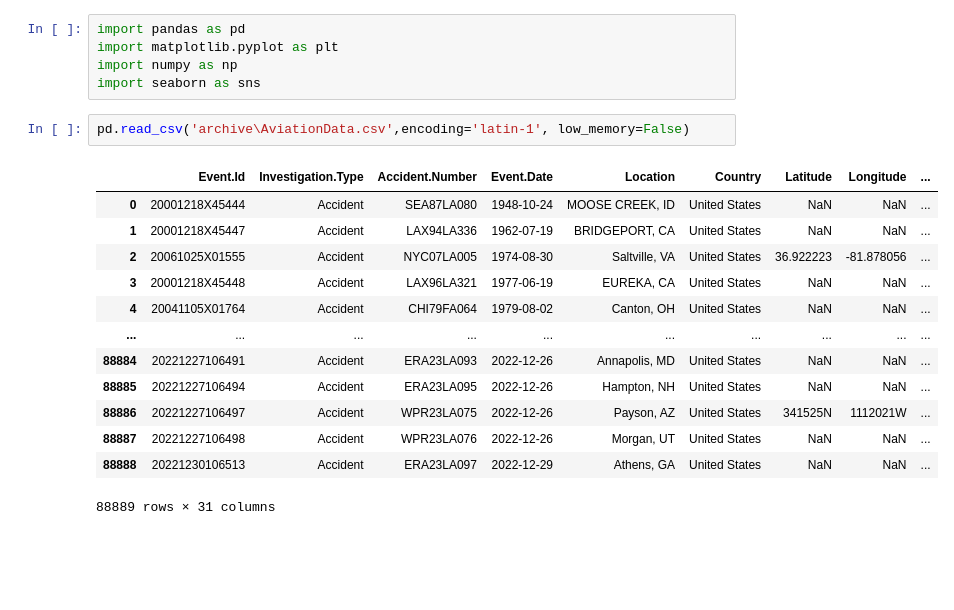
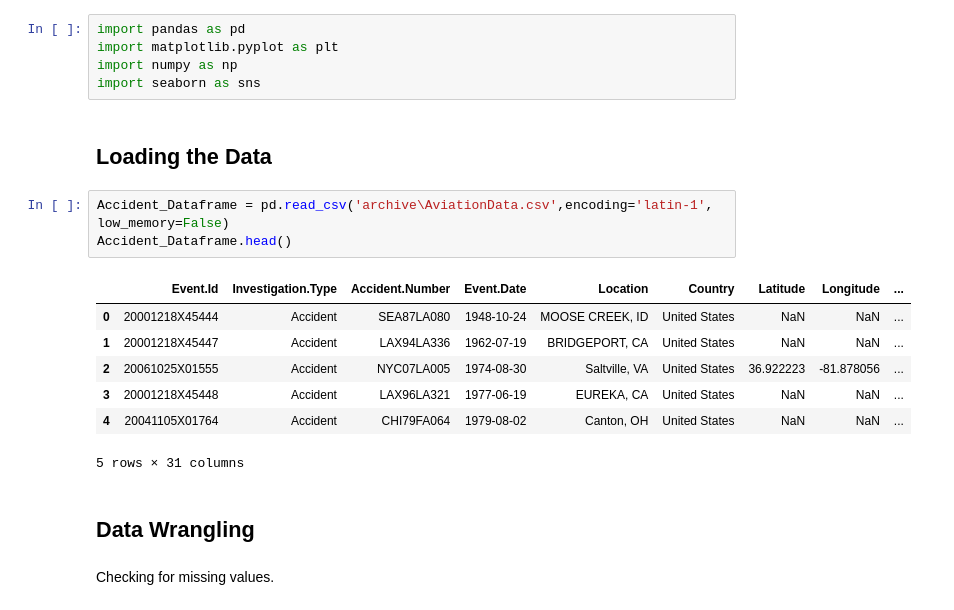
Before and after one commit to marionmacharia/Aviation-Accident-Project, a Jupyter notebook: index.ipynb, the cells around one changed output. Cells and saved outputs as stored; diff of their text form; blank space fills up the shorter version.

```diff
--- a/index.ipynb
+++ b/index.ipynb
@@ -7,19 +7,20 @@ import pandas as pd
 import matplotlib.pyplot as plt
 import numpy as np
 import seaborn as sns
+# %% [markdown]
+## Loading the Data
 # %%
-pd.read_csv('archive\AviationData.csv',encoding='latin-1', low_memory=False)
+Accident_Dataframe = pd.read_csv('archive\AviationData.csv',encoding='latin-1', low_memory=False)
+Accident_Dataframe.head()
 # %% [output]
 |  | Event.Id | Investigation.Type | Accident.Number | Event.Date | Location | Country | Latitude | Longitude | ... |
 | 0 | 20001218X45444 | Accident | SEA87LA080 | 1948-10-24 | MOOSE CREEK, ID | United States | NaN | NaN | ... |
 | 1 | 20001218X45447 | Accident | LAX94LA336 | 1962-07-19 | BRIDGEPORT, CA | United States | NaN | NaN | ... |
 | 2 | 20061025X01555 | Accident | NYC07LA005 | 1974-08-30 | Saltville, VA | United States | 36.922223 | -81.878056 | ... |
 | 3 | 20001218X45448 | Accident | LAX96LA321 | 1977-06-19 | EUREKA, CA | United States | NaN | NaN | ... |
 | 4 | 20041105X01764 | Accident | CHI79FA064 | 1979-08-02 | Canton, OH | United States | NaN | NaN | ... |
-| ... | ... | ... | ... | ... | ... | ... | ... | ... | ... |
-| 88884 | 20221227106491 | Accident | ERA23LA093 | 2022-12-26 | Annapolis, MD | United States | NaN | NaN | ... |
-| 88885 | 20221227106494 | Accident | ERA23LA095 | 2022-12-26 | Hampton, NH | United States | NaN | NaN | ... |
-| 88886 | 20221227106497 | Accident | WPR23LA075 | 2022-12-26 | Payson, AZ | United States | 341525N | 1112021W | ... |
-| 88887 | 20221227106498 | Accident | WPR23LA076 | 2022-12-26 | Morgan, UT | United States | NaN | NaN | ... |
-| 88888 | 20221230106513 | Accident | ERA23LA097 | 2022-12-29 | Athens, GA | United States | NaN | NaN | ... |
-88889 rows × 31 columns
+5 rows × 31 columns
+# %% [markdown]
+## Data Wrangling
+# %% [markdown]
+Checking for missing values.
```
Also changed, not shown: parts of 19 cells of this notebook.
